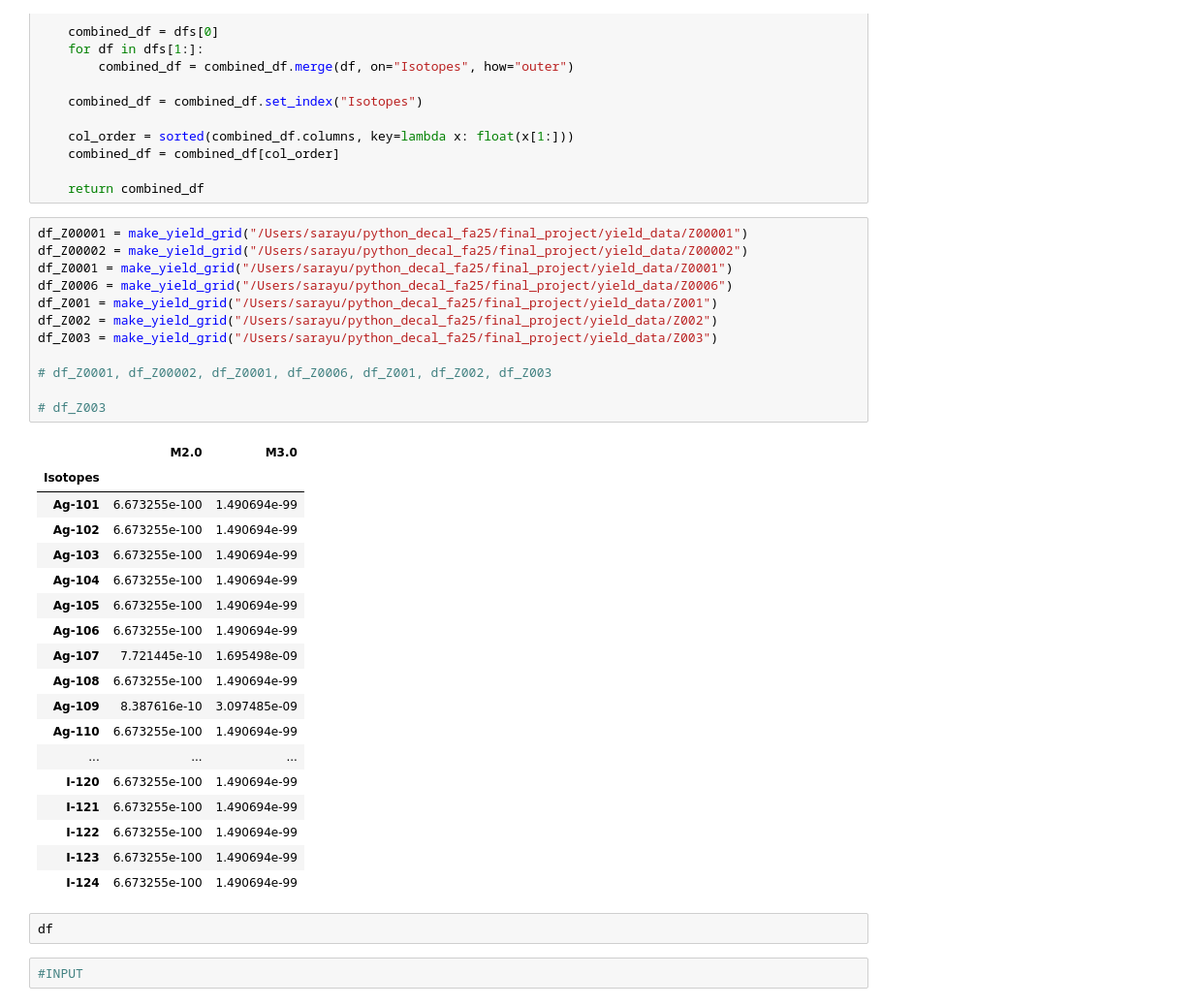
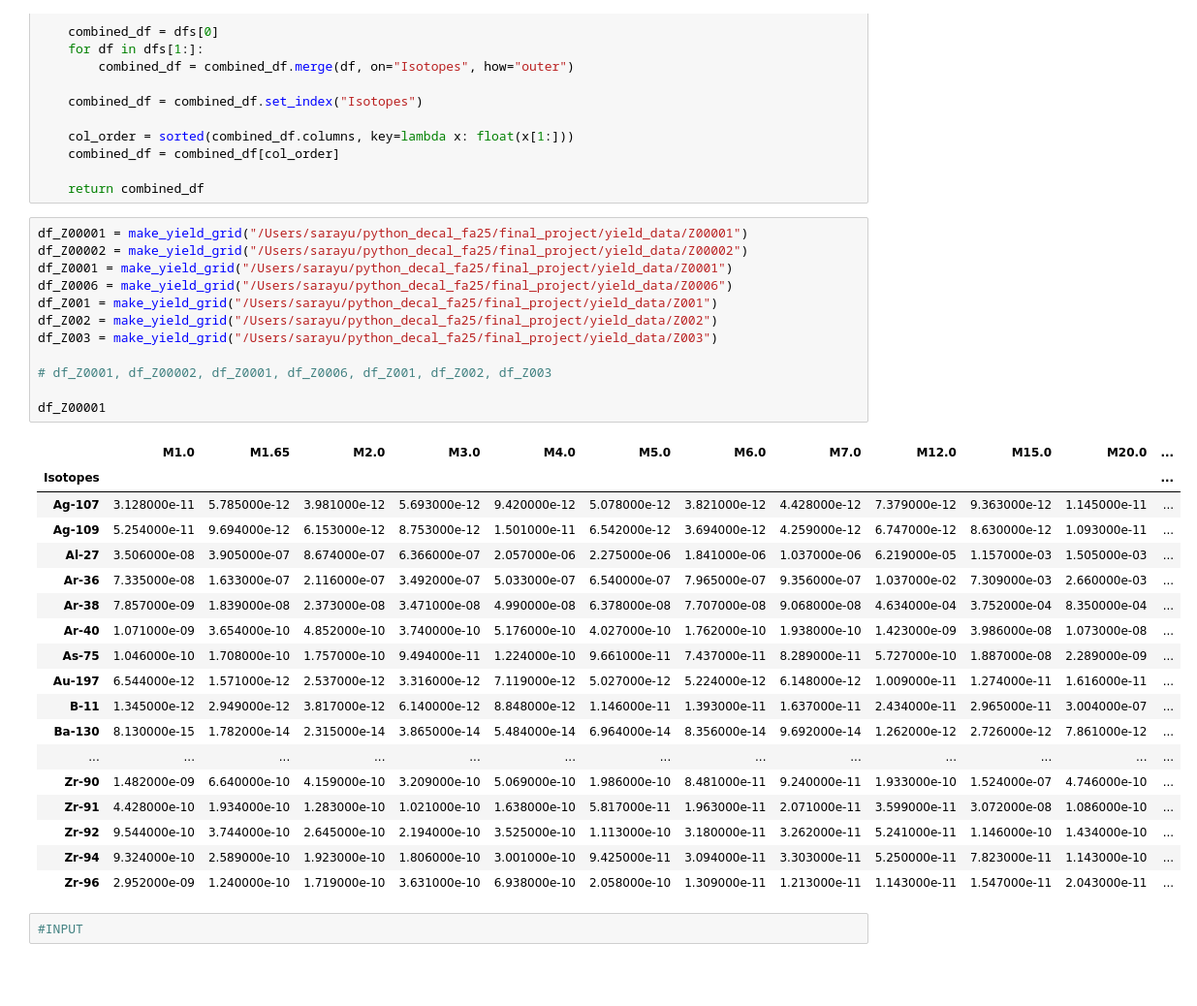
Before and after one commit to s4rayu/final_project, a Jupyter notebook: stellarevol.ipynb, the cells around one changed output. Shown at 97% size. Cells and saved outputs as stored; diff of their text form; blank space fills up the shorter version.

Commit message:
added isotope grid parser + interpolation function

```diff
--- a/stellarevol.ipynb
+++ b/stellarevol.ipynb
@@ -119,36 +119,34 @@ def make_yield_grid(folder):
 # %%
 df_Z00001 = make_yield_grid("/Users/sarayu/python_decal_fa25/final_project/yield_data/Z00001")
 df_Z00002 = make_yield_grid("/Users/sarayu/python_decal_fa25/final_project/yield_data/Z00002")
 df_Z0001 = make_yield_grid("/Users/sarayu/python_decal_fa25/final_project/yield_data/Z0001")
 df_Z0006 = make_yield_grid("/Users/sarayu/python_decal_fa25/final_project/yield_data/Z0006")
 df_Z001 = make_yield_grid("/Users/sarayu/python_decal_fa25/final_project/yield_data/Z001")
 df_Z002 = make_yield_grid("/Users/sarayu/python_decal_fa25/final_project/yield_data/Z002")
 df_Z003 = make_yield_grid("/Users/sarayu/python_decal_fa25/final_project/yield_data/Z003")
 
 # df_Z0001, df_Z00002, df_Z0001, df_Z0006, df_Z001, df_Z002, df_Z003
 
-# df_Z003
+df_Z00001
 # %% [output]
-|  | M2.0 | M3.0 |
-| Isotopes |  |  |
-| Ag-101 | 6.673255e-100 | 1.490694e-99 |
-| Ag-102 | 6.673255e-100 | 1.490694e-99 |
-| Ag-103 | 6.673255e-100 | 1.490694e-99 |
-| Ag-104 | 6.673255e-100 | 1.490694e-99 |
-| Ag-105 | 6.673255e-100 | 1.490694e-99 |
-| Ag-106 | 6.673255e-100 | 1.490694e-99 |
-| Ag-107 | 7.721445e-10 | 1.695498e-09 |
-| Ag-108 | 6.673255e-100 | 1.490694e-99 |
-| Ag-109 | 8.387616e-10 | 3.097485e-09 |
-| Ag-110 | 6.673255e-100 | 1.490694e-99 |
-| ... | ... | ... |
-| I-120 | 6.673255e-100 | 1.490694e-99 |
-| I-121 | 6.673255e-100 | 1.490694e-99 |
-| I-122 | 6.673255e-100 | 1.490694e-99 |
-| I-123 | 6.673255e-100 | 1.490694e-99 |
-| I-124 | 6.673255e-100 | 1.490694e-99 |
+|  | M1.0 | M1.65 | M2.0 | M3.0 | M4.0 | M5.0 | M6.0 | M7.0 | M12.0 | M15.0 | M20.0 | ... |
+| Isotopes |  |  |  |  |  |  |  |  |  |  |  | ... |
+| Ag-107 | 3.128000e-11 | 5.785000e-12 | 3.981000e-12 | 5.693000e-12 | 9.420000e-12 | 5.078000e-12 | 3.821000e-12 | 4.428000e-12 | 7.379000e-12 | 9.363000e-12 | 1.145000e-11 | ... |
+| Ag-109 | 5.254000e-11 | 9.694000e-12 | 6.153000e-12 | 8.753000e-12 | 1.501000e-11 | 6.542000e-12 | 3.694000e-12 | 4.259000e-12 | 6.747000e-12 | 8.630000e-12 | 1.093000e-11 | ... |
+| Al-27 | 3.506000e-08 | 3.905000e-07 | 8.674000e-07 | 6.366000e-07 | 2.057000e-06 | 2.275000e-06 | 1.841000e-06 | 1.037000e-06 | 6.219000e-05 | 1.157000e-03 | 1.505000e-03 | ... |
+| Ar-36 | 7.335000e-08 | 1.633000e-07 | 2.116000e-07 | 3.492000e-07 | 5.033000e-07 | 6.540000e-07 | 7.965000e-07 | 9.356000e-07 | 1.037000e-02 | 7.309000e-03 | 2.660000e-03 | ... |
+| Ar-38 | 7.857000e-09 | 1.839000e-08 | 2.373000e-08 | 3.471000e-08 | 4.990000e-08 | 6.378000e-08 | 7.707000e-08 | 9.068000e-08 | 4.634000e-04 | 3.752000e-04 | 8.350000e-04 | ... |
+| Ar-40 | 1.071000e-09 | 3.654000e-10 | 4.852000e-10 | 3.740000e-10 | 5.176000e-10 | 4.027000e-10 | 1.762000e-10 | 1.938000e-10 | 1.423000e-09 | 3.986000e-08 | 1.073000e-08 | ... |
+| As-75 | 1.046000e-10 | 1.708000e-10 | 1.757000e-10 | 9.494000e-11 | 1.224000e-10 | 9.661000e-11 | 7.437000e-11 | 8.289000e-11 | 5.727000e-10 | 1.887000e-08 | 2.289000e-09 | ... |
+| Au-197 | 6.544000e-12 | 1.571000e-12 | 2.537000e-12 | 3.316000e-12 | 7.119000e-12 | 5.027000e-12 | 5.224000e-12 | 6.148000e-12 | 1.009000e-11 | 1.274000e-11 | 1.616000e-11 | ... |
+| B-11 | 1.345000e-12 | 2.949000e-12 | 3.817000e-12 | 6.140000e-12 | 8.848000e-12 | 1.146000e-11 | 1.393000e-11 | 1.637000e-11 | 2.434000e-11 | 2.965000e-11 | 3.004000e-07 | ... |
+| Ba-130 | 8.130000e-15 | 1.782000e-14 | 2.315000e-14 | 3.865000e-14 | 5.484000e-14 | 6.964000e-14 | 8.356000e-14 | 9.692000e-14 | 1.262000e-12 | 2.726000e-12 | 7.861000e-12 | ... |
+| ... | ... | ... | ... | ... | ... | ... | ... | ... | ... | ... | ... | ... |
+| Zr-90 | 1.482000e-09 | 6.640000e-10 | 4.159000e-10 | 3.209000e-10 | 5.069000e-10 | 1.986000e-10 | 8.481000e-11 | 9.240000e-11 | 1.933000e-10 | 1.524000e-07 | 4.746000e-10 | ... |
+| Zr-91 | 4.428000e-10 | 1.934000e-10 | 1.283000e-10 | 1.021000e-10 | 1.638000e-10 | 5.817000e-11 | 1.963000e-11 | 2.071000e-11 | 3.599000e-11 | 3.072000e-08 | 1.086000e-10 | ... |
+| Zr-92 | 9.544000e-10 | 3.744000e-10 | 2.645000e-10 | 2.194000e-10 | 3.525000e-10 | 1.113000e-10 | 3.180000e-11 | 3.262000e-11 | 5.241000e-11 | 1.146000e-10 | 1.434000e-10 | ... |
+| Zr-94 | 9.324000e-10 | 2.589000e-10 | 1.923000e-10 | 1.806000e-10 | 3.001000e-10 | 9.425000e-11 | 3.094000e-11 | 3.303000e-11 | 5.250000e-11 | 7.823000e-11 | 1.143000e-10 | ... |
+| Zr-96 | 2.952000e-09 | 1.240000e-10 | 1.719000e-10 | 3.631000e-10 | 6.938000e-10 | 2.058000e-10 | 1.309000e-11 | 1.213000e-11 | 1.143000e-11 | 1.547000e-11 | 2.043000e-11 | ... |
-# %%
-df
 # %%
 #INPUT
 # %%
```
Also changed, not shown: parts of 2 cells of this notebook.
